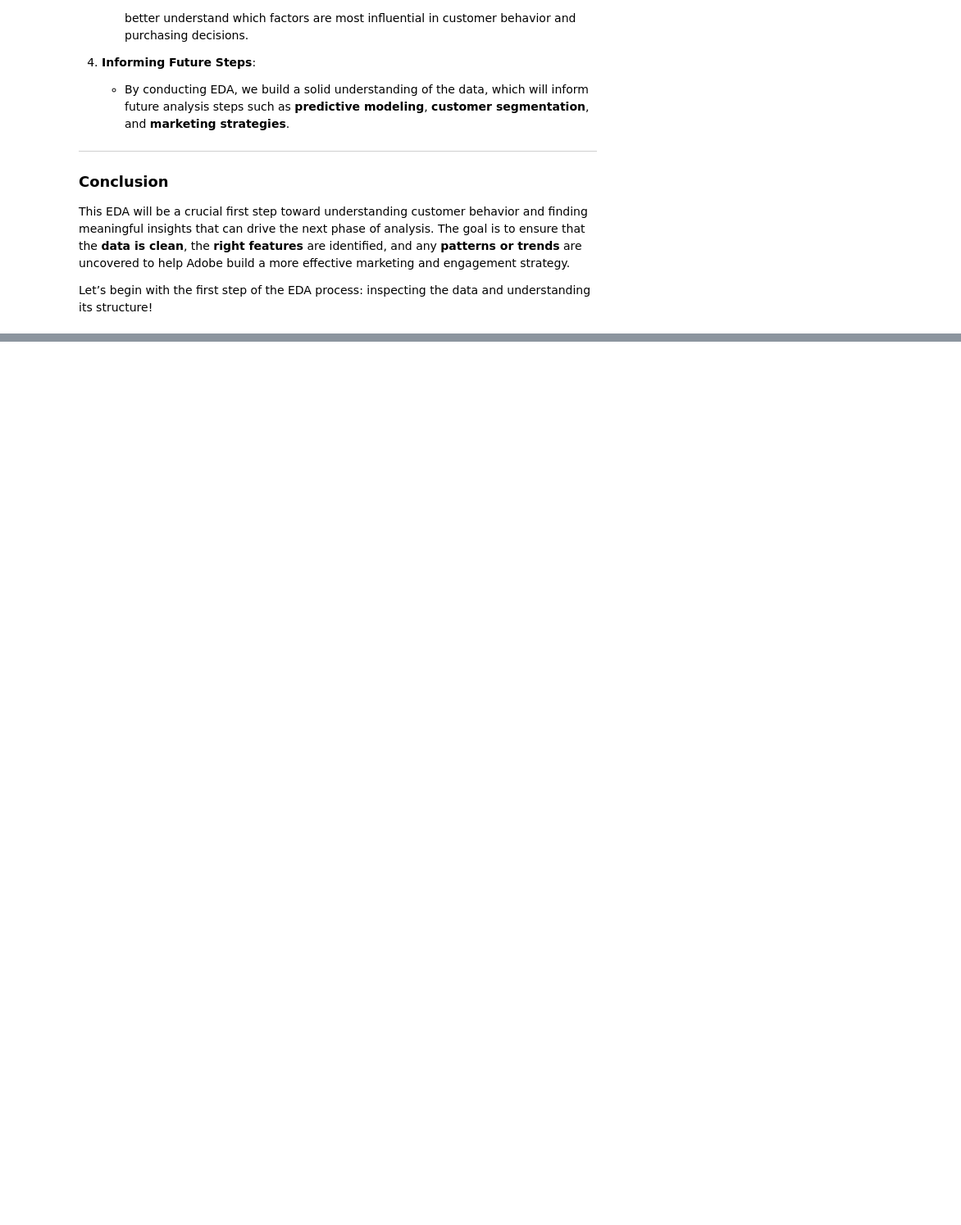
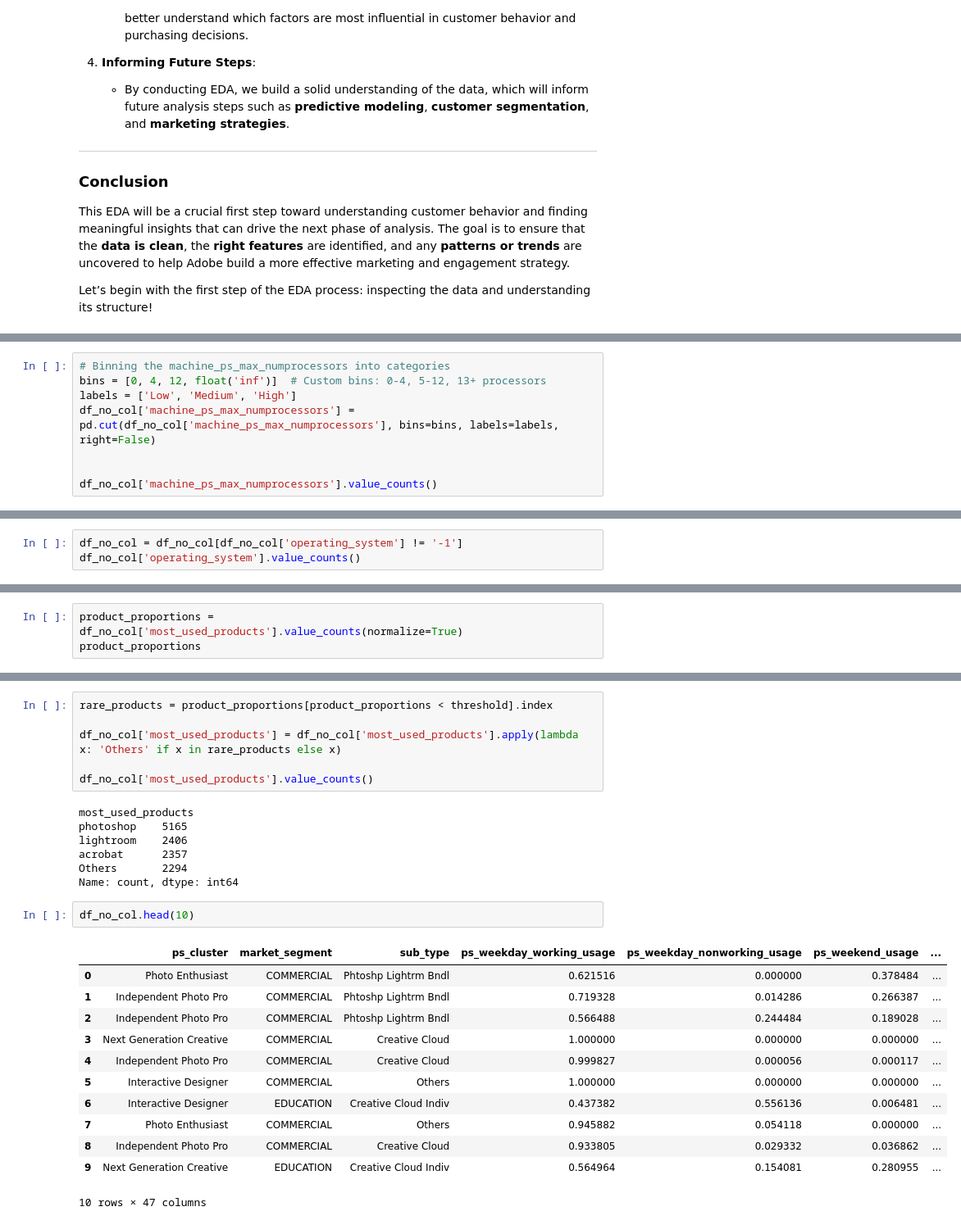
Before and after one commit to abrahamowodunni/interview_take_home, a Jupyter notebook: experimentation/Feature_engineering.ipynb, the cells around one changed output, grey strips where cells are left out. Shown at 82% size. Saved outputs shown, nothing was run; the diff lists cells and outputs as text; blank space fills up the shorter version.

```diff
--- a/experimentation/Feature_engineering.ipynb
+++ b/experimentation/Feature_engineering.ipynb
@@ -90,0 +531,8 @@ Let’s begin with the first step of the EDA process: inspecting the data and un
+# %%
+# Binning the machine_ps_max_numprocessors into categories
+bins = [0, 4, 12, float('inf')]  # Custom bins: 0-4, 5-12, 13+ processors
+labels = ['Low', 'Medium', 'High']
+df_no_col['machine_ps_max_numprocessors'] = pd.cut(df_no_col['machine_ps_max_numprocessors'], bins=bins, labels=labels, right=False)
+
+
+df_no_col['machine_ps_max_numprocessors'].value_counts()
@@ -90,0 +555,3 @@ Let’s begin with the first step of the EDA process: inspecting the data and un
+# %%
+df_no_col = df_no_col[df_no_col['operating_system'] != '-1']
+df_no_col['operating_system'].value_counts()
@@ -90,0 +591,3 @@ Let’s begin with the first step of the EDA process: inspecting the data and un
+# %%
+product_proportions = df_no_col['most_used_products'].value_counts(normalize=True)
+product_proportions
@@ -90,0 +613,28 @@ Let’s begin with the first step of the EDA process: inspecting the data and un
+# %%
+rare_products = product_proportions[product_proportions < threshold].index
+
+df_no_col['most_used_products'] = df_no_col['most_used_products'].apply(lambda x: 'Others' if x in rare_products else x)
+
+df_no_col['most_used_products'].value_counts()
+# %% [output]
+most_used_products
+photoshop    5165
+lightroom    2406
+acrobat      2357
+Others       2294
+Name: count, dtype: int64
+# %%
+df_no_col.head(10)
+# %% [output]
+|  | ps_cluster | market_segment | sub_type | ps_weekday_working_usage | ps_weekday_nonworking_usage | ps_weekend_usage | ... |
+| 0 | Photo Enthusiast | COMMERCIAL | Phtoshp Lightrm Bndl | 0.621516 | 0.000000 | 0.378484 | ... |
+| 1 | Independent Photo Pro | COMMERCIAL | Phtoshp Lightrm Bndl | 0.719328 | 0.014286 | 0.266387 | ... |
+| 2 | Independent Photo Pro | COMMERCIAL | Phtoshp Lightrm Bndl | 0.566488 | 0.244484 | 0.189028 | ... |
+| 3 | Next Generation Creative | COMMERCIAL | Creative Cloud | 1.000000 | 0.000000 | 0.000000 | ... |
+| 4 | Independent Photo Pro | COMMERCIAL | Creative Cloud | 0.999827 | 0.000056 | 0.000117 | ... |
+| 5 | Interactive Designer | COMMERCIAL | Others | 1.000000 | 0.000000 | 0.000000 | ... |
+| 6 | Interactive Designer | EDUCATION | Creative Cloud Indiv | 0.437382 | 0.556136 | 0.006481 | ... |
+| 7 | Photo Enthusiast | COMMERCIAL | Others | 0.945882 | 0.054118 | 0.000000 | ... |
+| 8 | Independent Photo Pro | COMMERCIAL | Creative Cloud | 0.933805 | 0.029332 | 0.036862 | ... |
+| 9 | Next Generation Creative | EDUCATION | Creative Cloud Indiv | 0.564964 | 0.154081 | 0.280955 | ... |
+10 rows × 47 columns
```
Also changed, not shown: parts of 29 cells of this notebook.
